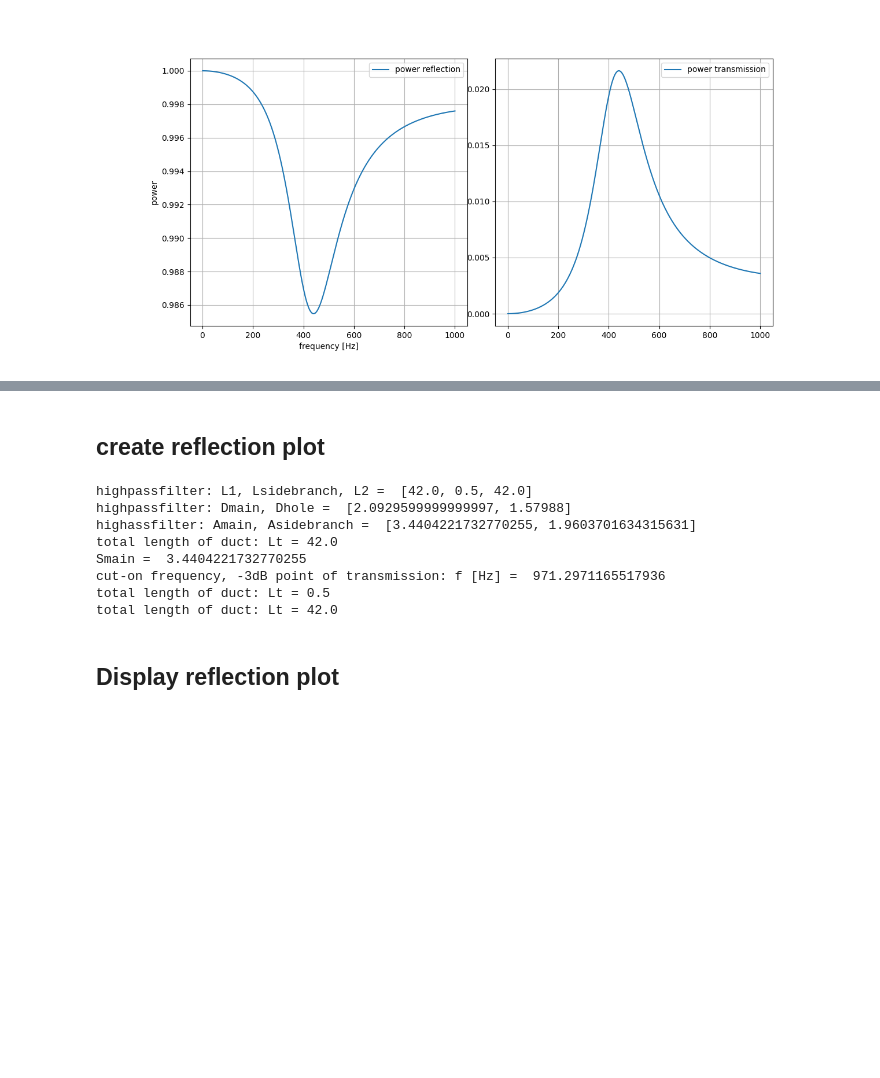
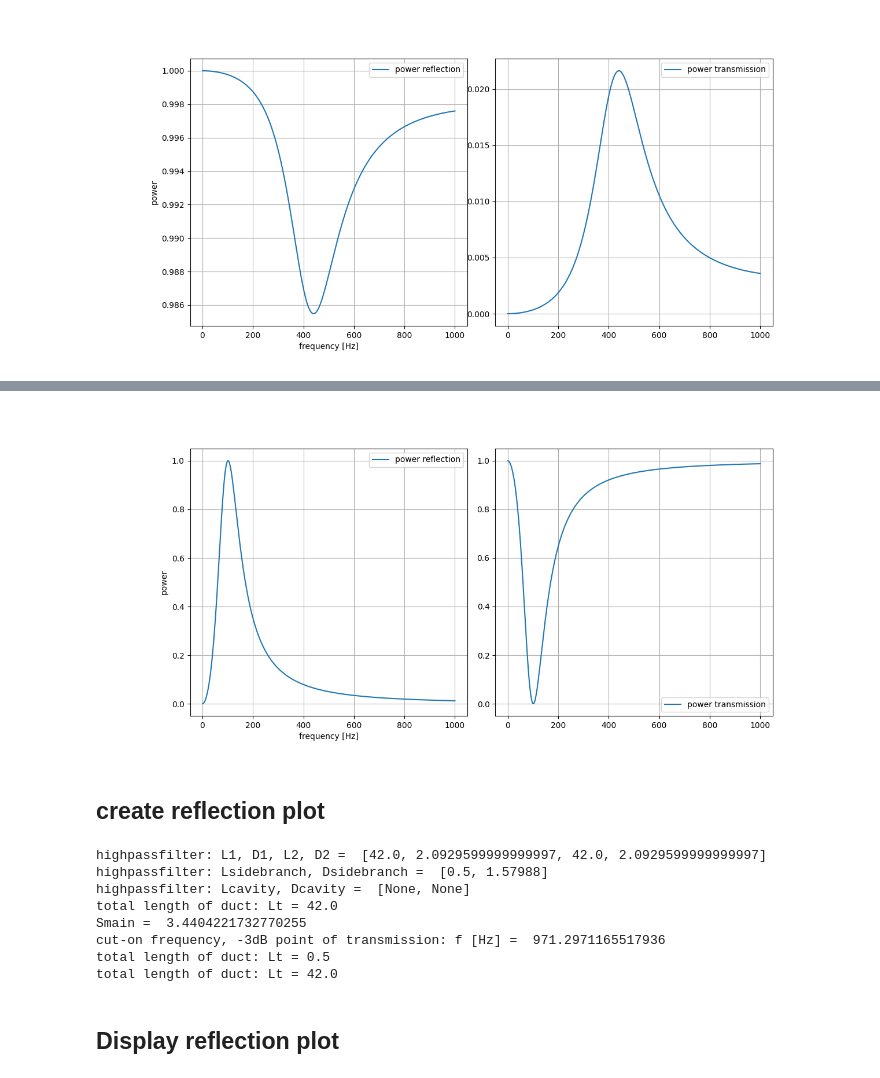
Before and after one commit to MammalianVoiceProduction/SOVTE, a Jupyter notebook: SOVTEs.ipynb, the cells around one changed output, grey strips where cells are left out. Saved outputs shown, nothing was run; the diff lists cells and outputs as text; code cells hidden in the pictures; blank space fills up the shorter version.

```diff
--- a/SOVTEs.ipynb
+++ b/SOVTEs.ipynb
@@ -1236,0 +1281,13 @@ display(figtemp.canvas)
+# %%
+Ltotal = 84
+L1 = Ltotal / 2
+
+D1 = Dthreequarterinch # Dhalfinch
+D2 = Dthreequarterinch
+
+f_sparse, Z_bandstop, R_bandstop, T_bandstop, K_bandstop = bandstopfilter(Lneck = 1.0, rneck = 1.0 / 4, V = 100.0 * 4, R = 0,
+                                                                          L1 = L1, D1 = D1, L2 = Ltotal - L1, D2 = D2,
+                                                                          Aglottis = np.pi / 4.0 * D1**2,
+                                                                          hardwall = True,
+                                                                          termination = 'infiniteduct',
+                                                                          debug = True)
@@ -1237,3 +1305,34 @@ display(figtemp.canvas)
+# %%
+try:
+    figtemp.clear()
+    plt.close(figtemp)
+    del figtemp
+except:
+    pass
+
+figtemp, (axtemp1, axtemp2) = plt.subplots(ncols = 2, figsize = (13, 6), sharey = False, gridspec_kw = dict(wspace = 0.1))
+figtemp.canvas.header_visible = False
+
+axtemp1.plot(f_sparse.diagonal(), (np.abs(R_bandstop)**2), label = 'power reflection')
+axtemp2.plot(f_sparse.diagonal(), (np.abs(T_bandstop)**2), label = 'power transmission')
+
+axtemp1.set_xlabel('frequency [Hz]')
+axtemp1.set_ylabel('power')
+
+axtemp1.grid(visible = True, which = 'both')
+axtemp2.grid(visible = True, which = 'both')
+
+# axtemp1.set_ylim(top = 0)
+# axtemp2.set_ylim(top = 0)
+
+axtemp1.legend()
+axtemp2.legend()
+
+figtemp.canvas.draw()
+
+display(figtemp.canvas)
+# %% [output]
+[figure, added]
 # %% [markdown]
 ## create reflection plot
 # %%
@@ -1245,7 +1344,7 @@ except:
     pass
 
 figR, ((axR, axQ), (axRtot, axQtot), (axRhigh, axQhigh)) = plt.subplots(nrows = 3, ncols = 2, figsize = (17, 6), sharex = True, sharey = True, clear = True,
-                                                                        gridspec_kw = dict(left = 0.04, right = 0.96, bottom = 0.04, top = 0.96, wspace = 0.025, hspace = 0.075))
+                                                                        gridspec_kw = dict(left = 0.04, right = 0.96, bottom = 0.04, top = 0.96, wspace = 0.025, hspace = 0.125))
 figR.canvas.header_visible = False
 
 f = acoustics['f']
@@ -1277,8 +1376,9 @@ if 0:
 
 # high-pass filter
 if 1:
-    f_sparse, Zin_total, R_total, T_total, K_total = highpassfilter(L1 = L1, L2 = Ltotal - L1, Lsidebranch = 0.5, # cair / 4.0 / 120, # 0.5,
-                                                                    Dmain = Dmain, Dsidebranch = Dhalfinch * 0.5 * 2,
+    f_sparse, Zin_total, R_total, T_total, K_total = highpassfilter(L1 = L1, L2 = Ltotal - L1, D1 = Dmain, D2 = Dmain,
+                                                                    Lsidebranch = 0.5, # cair / 4.0 / 120, # 0.5,
+                                                                    Dsidebranch = Dhalfinch * 0.5 * 2,
                                                                     hardwall = True, debug = True,
                                                                     maintermination = 'unflanged', sidebranchtermination = 'unflanged', # 'closed', # 'unflanged',
                                                                     Aglottis = Aglottis, Kinitial = acoustics[sex][age][vowel]['K'])
@@ -1321,7 +1421,7 @@ for a in [axR, axRtot, axRhigh, axQ, axQtot, axQhigh]:
     a.set_ylim(top = 200)
 
     a.f0lines = [a.axvline(x = h * f0mean, color = 'r') for h in range(1, 10)]
-    a.f0ranges = [a.axvspan(h*f1, h*f2, color = 'r', alpha = 0.5) for h in range(1, 2)]
+    a.f0ranges = [a.axvspan(h*f1, h*f2, color = 'r', alpha = 0.25) for h in range(1, 2)]
 
     a.grid(visible = True, which = 'both')
 
@@ -1332,9 +1432,9 @@ for a in [axRhigh, axQhigh]:
 
 figR.canvas.draw()
 # %% [output]
-highpassfilter: L1, Lsidebranch, L2 =  [42.0, 0.5, 42.0]
-highpassfilter: Dmain, Dhole =  [2.0929599999999997, 1.57988]
-highassfilter: Amain, Asidebranch =  [3.4404221732770255, 1.9603701634315631]
+highpassfilter: L1, D1, L2, D2 =  [42.0, 2.0929599999999997, 42.0, 2.0929599999999997]
+highpassfilter: Lsidebranch, Dsidebranch =  [0.5, 1.57988]
+highpassfilter: Lcavity, Dcavity =  [None, None]
 total length of duct: Lt = 42.0
 Smain =  3.4404221732770255
 cut-on frequency, -3dB point of transmission: f [Hz] =  971.2971165517936
```
Also changed, not shown: parts of 9 cells of this notebook.
